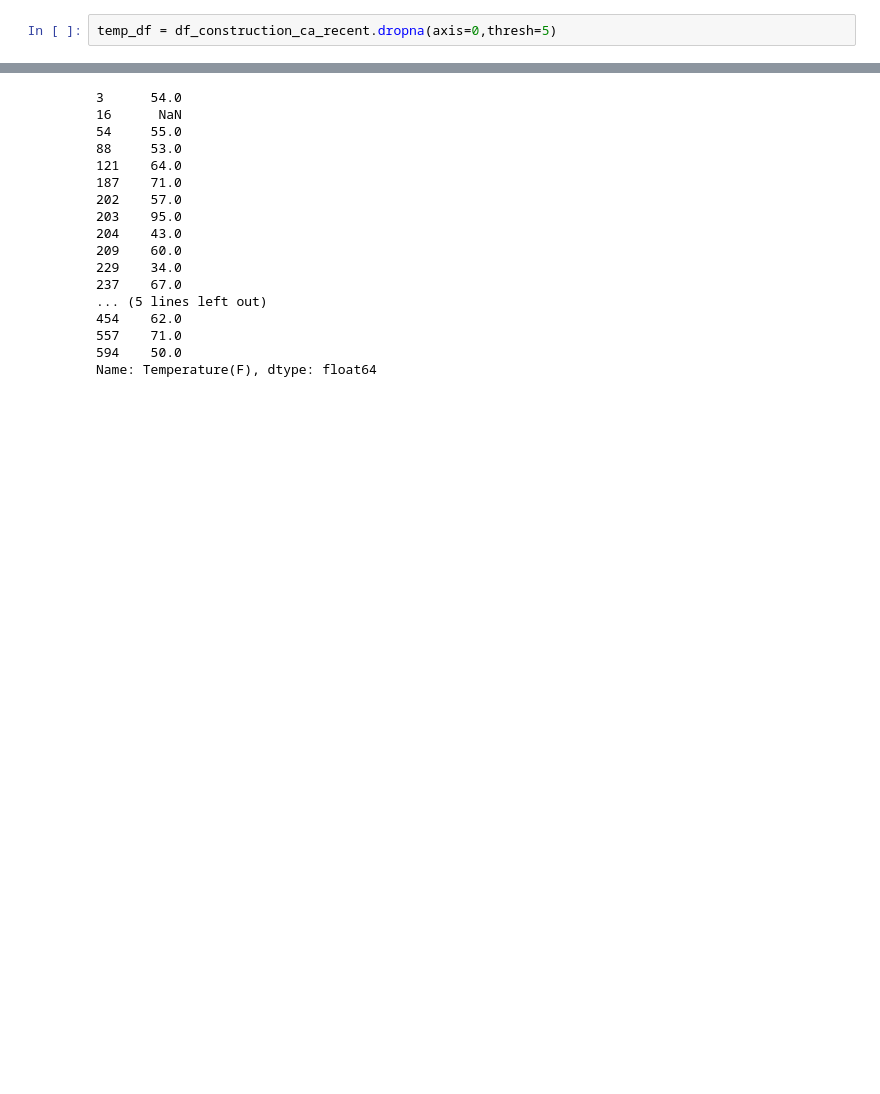
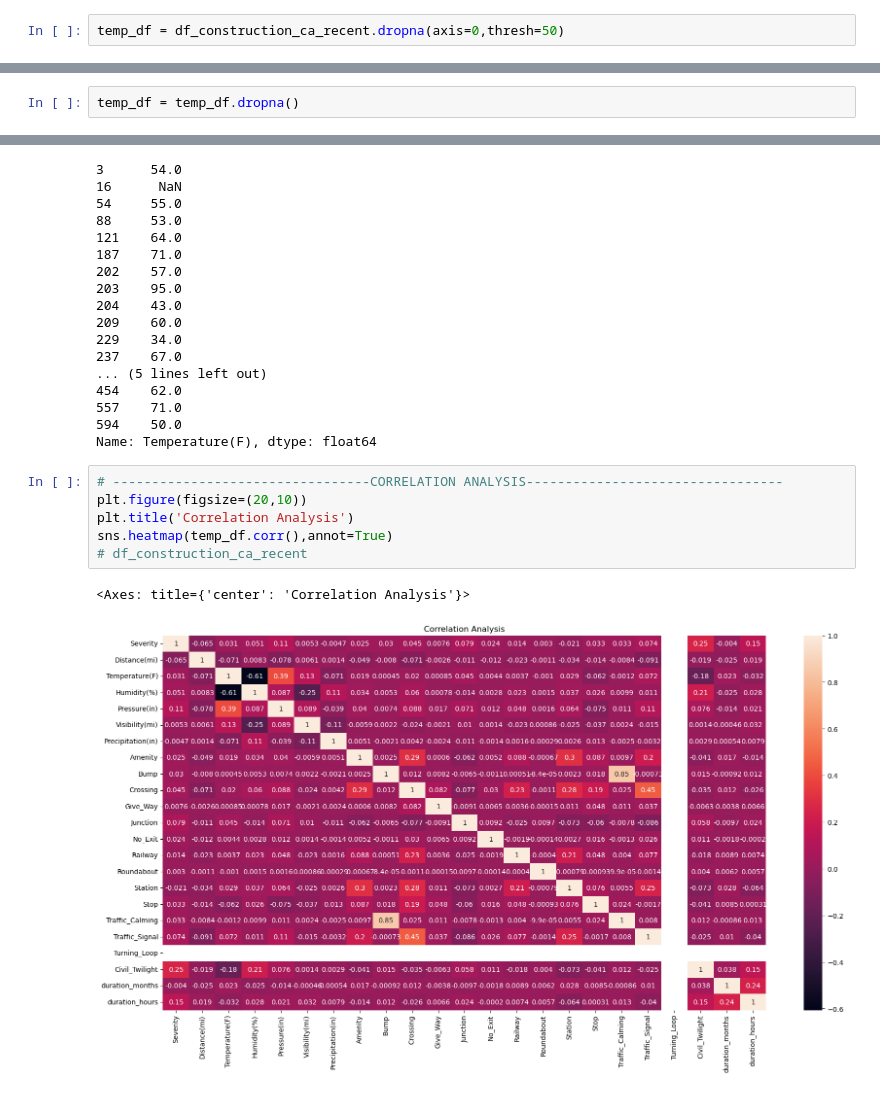
Before and after one commit to RBelgundi-6475/Term_Project_CS5644, a Jupyter notebook: Term_Project.ipynb, the cells around one changed output, grey strips where cells are left out. Saved outputs shown, nothing was run; the diff lists cells and outputs as text; blank space fills up the shorter version.

```diff
--- a/Term_Project.ipynb
+++ b/Term_Project.ipynb
@@ -553,4 +559,4 @@ df_construction_ca_recent.drop(features_to_drop,axis=1)
 # %% [markdown]
 ### Handle Missing values
 # %%
-temp_df = df_construction_ca_recent.dropna(axis=0,thresh=5)
+temp_df = df_construction_ca_recent.dropna(axis=0,thresh=50)
@@ -563,3 +581,5 @@ temp_df.shape
+# %%
+temp_df = temp_df.dropna()
 # %%
 # df_construction_ca_recent.isna().sum()
 df_construction_ca_recent['Temperature(F)'].head(20)
@@ -581,3 +601,12 @@ df_construction_ca_recent['Temperature(F)'].head(20)
 557    71.0
 594    50.0
 Name: Temperature(F), dtype: float64
+# %%
+# ---------------------------------CORRELATION ANALYSIS---------------------------------
+plt.figure(figsize=(20,10))
+plt.title('Correlation Analysis')
+sns.heatmap(temp_df.corr(),annot=True)
+# df_construction_ca_recent
+# %% [output]
+<Axes: title={'center': 'Correlation Analysis'}>
+[figure, added]
```
Also changed, not shown: parts of 25 cells of this notebook.
